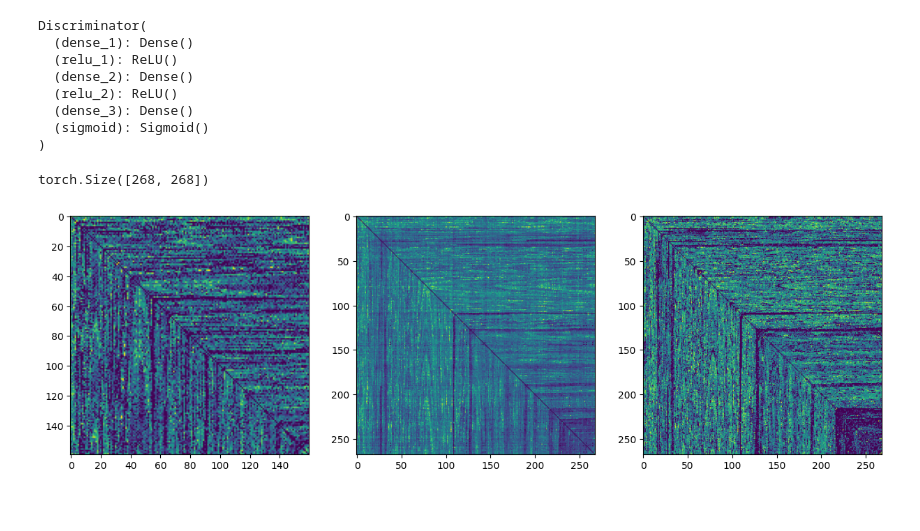
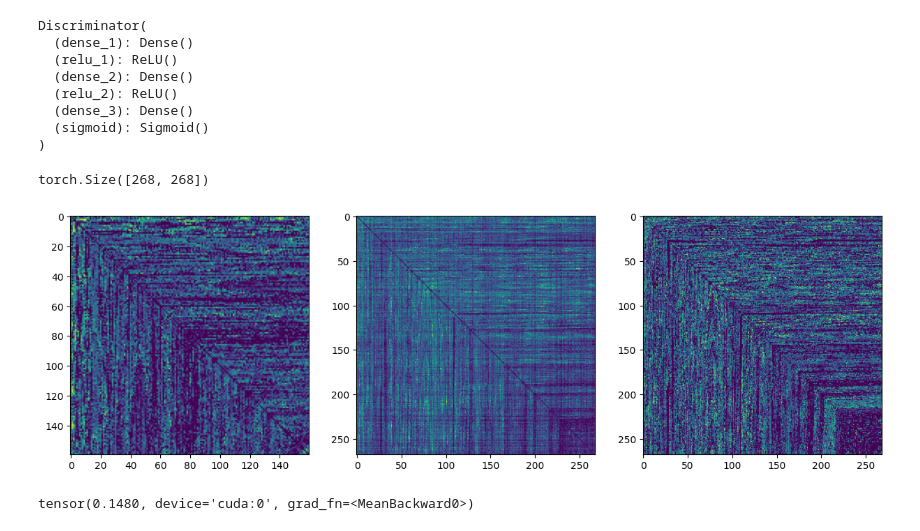
Before and after one commit to denisfouchard/fMRI-connectivity-super-resolution, a Jupyter notebook: ASGR-Net.ipynb, the cells around one changed output. Cells and saved outputs as stored; diff of their text form; code cells hidden in the pictures.

Commit message:
train val loss

```diff
--- a/ASGR-Net.ipynb
+++ b/ASGR-Net.ipynb
@@ -419,7 +421,7 @@ print("Validation samples: ", len(lr_val))
 Training samples:  133
 Validation samples:  34
 # %%
-train(model, lr_train, hr_train, lr_val, hr_val, args)
+train_loss, val_loss = train(model, lr_train, hr_train, lr_val, hr_val, args)
 # %% [output]
 Discriminator(
   (dense_1): Dense()
@@ -431,26 +433,29 @@ Discriminator(
 )
 # %%
 # show input, output and target
-k = 30
+k = 10
 input = lr_train[k]
 output = unpad(model(input)[0], 26)
 print(output.shape)
 
 target = hr_train[k]
 
 import matplotlib.pyplot as plt
 plt.figure(figsize=(15, 5))
 plt.subplot(1, 3, 1)
 plt.imshow(input.cpu().detach().numpy())
 plt.subplot(1, 3, 2)
 plt.imshow(output.cpu().detach().numpy() - np.eye(268))
 plt.subplot(1, 3, 3)
 plt.imshow(target.cpu().detach().numpy())
 
 plt.show()
+
+F.l1_loss(output, target)
 # %% [output]
 torch.Size([268, 268])
-[figure, old version]
+[figure, new version]
+tensor(0.1480, device='cuda:0', grad_fn=<MeanBackward0>)
 # %%
 torch.save(model, "model-asgr.pt")
 # %%
```
Also changed, not shown: parts of 1 cell of this notebook.
